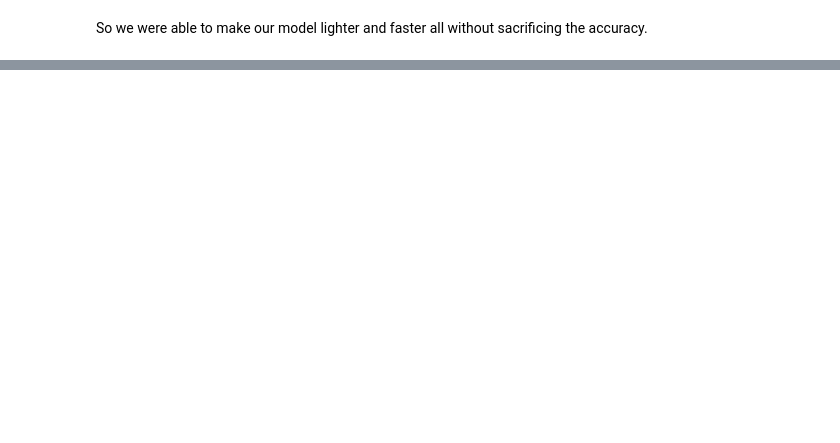
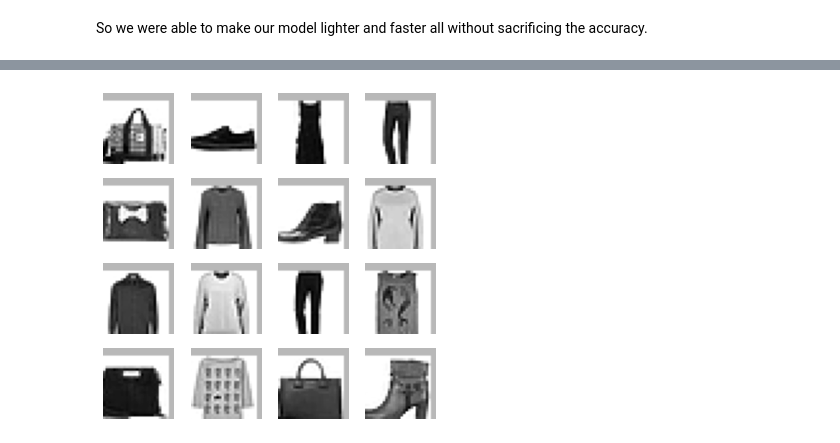
Before and after one commit to hemant0591/Augmentation, a Jupyter notebook: Augmentation.ipynb, the cells around one changed output, grey strips where cells are left out. Cells and saved outputs as stored; diff of their text form; code cells hidden in the pictures; blank space fills up the shorter version.

```diff
--- a/Augmentation.ipynb
+++ b/Augmentation.ipynb
@@ -254,0 +257,11 @@ So we were able to make our model lighter and faster all without sacrificing the
+# %%
+def tfms_batch(b, tfm_x=fc.noop, tfm_y=fc.noop): return tfm_x(b[0]), tfm_y(b[1])
+
+tfms = nn.Sequential(transforms.RandomCrop(28, padding=4),
+                     transforms.RandomHorizontalFlip())
+
+augcb = BatchTransformCB(partial(tfms_batch, tfm_x=tfms), on_val=False)
+model = get_model()
+learn = TrainLearner(model, dls, F.cross_entropy, lr=lr, cbs=[DeviceCB(), SingleBatchCB(), augcb])
+# %%
+learn.fit(1)
@@ -254,0 +279,4 @@ So we were able to make our model lighter and faster all without sacrificing the
+# %%
+learn.show_image_batch(max_n=16, imsize=(1.5))
+# %% [output]
+[figure, added]
```
Also changed, not shown: parts of 18 cells of this notebook.
